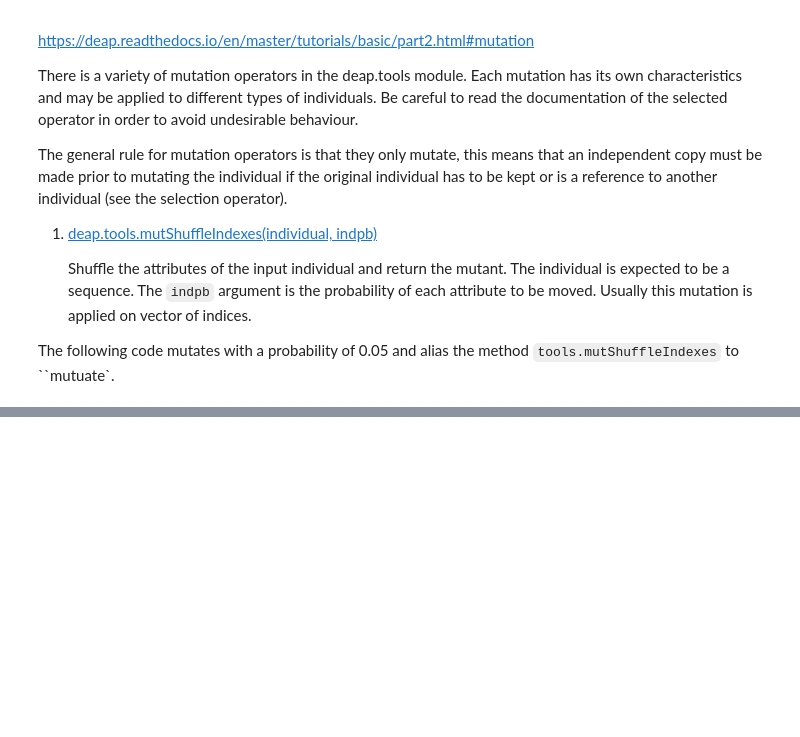
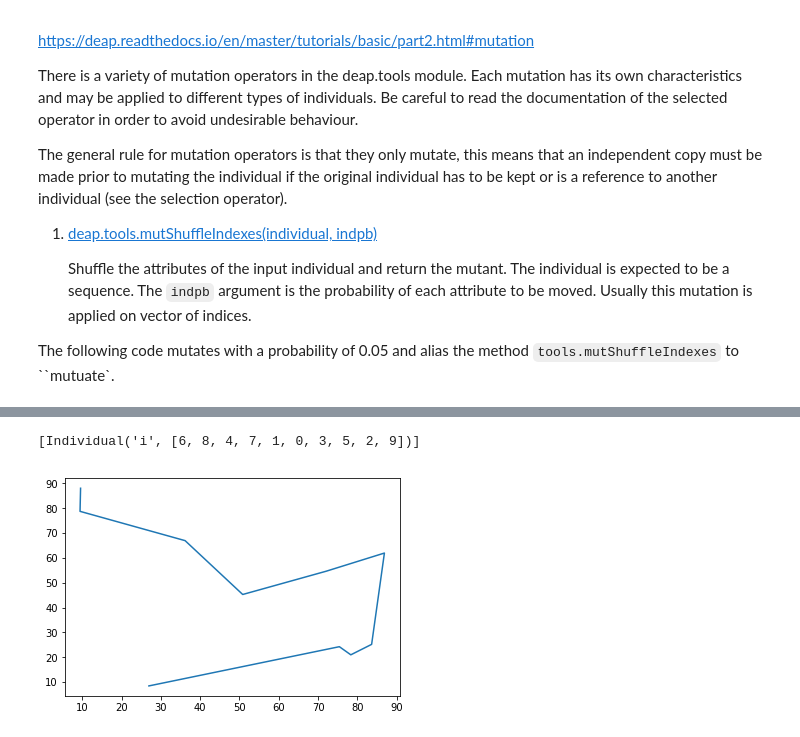
Before and after one commit to NelisW/NeuralNetworks-DeepLearning-Notes, a Jupyter notebook: GAGP/DEAP/code/02-travelling-salesman.ipynb, the cells around one changed output, grey strips where cells are left out. Drawn from its saved outputs; the diff is of its cells as text; code cells hidden in the pictures; blank space fills up the shorter version.

```diff
--- a/GAGP/DEAP/code/02-travelling-salesman.ipynb
+++ b/GAGP/DEAP/code/02-travelling-salesman.ipynb
@@ -30,3 +32,11 @@ plt.show()
+# %%
+doVerbose = True
+
+numCities = 10
+POP_SIZE = 100
+MAX_GEN = 100
+MUT_PROB = 0.2
+CX_PROB = 0.8
 # %% [markdown]
 ## Creator
 
@@ -190,0 +228,8 @@ The order of travel is the chromosome, this is important that the indices must b
+# %%
+ind = toolbox.individual()
+
+stats = tools.Statistics(lambda ind: ind.fitness.values)
+stats.register("avg", np.mean)
+stats.register("std", np.std)
+stats.register("min", np.min)
+stats.register("max", np.max)
@@ -190,0 +288,17 @@ The order of travel is the chromosome, this is important that the indices must b
+# %%
+#initial populatiom
+pop = toolbox.population(n=POP_SIZE)
+
+# save only the best individual
+hof = tools.HallOfFame(1)
+
+# code the GA algorithm
+result, log = algorithms.eaSimple(pop,toolbox,cxpb=CX_PROB, mutpb=MUT_PROB, stats=stats,
+                                  ngen=MAX_GEN, halloffame=hof,verbose=False)
+
+# plot the best one
+print(hof)
+plt.plot(x[hof[0]],y[hof[0]]);
+# %% [output]
+[Individual('i', [6, 8, 4, 7, 1, 0, 3, 5, 2, 9])]
+[figure, added]
```
Also changed, not shown: parts of 19 cells of this notebook, 1 other file.
